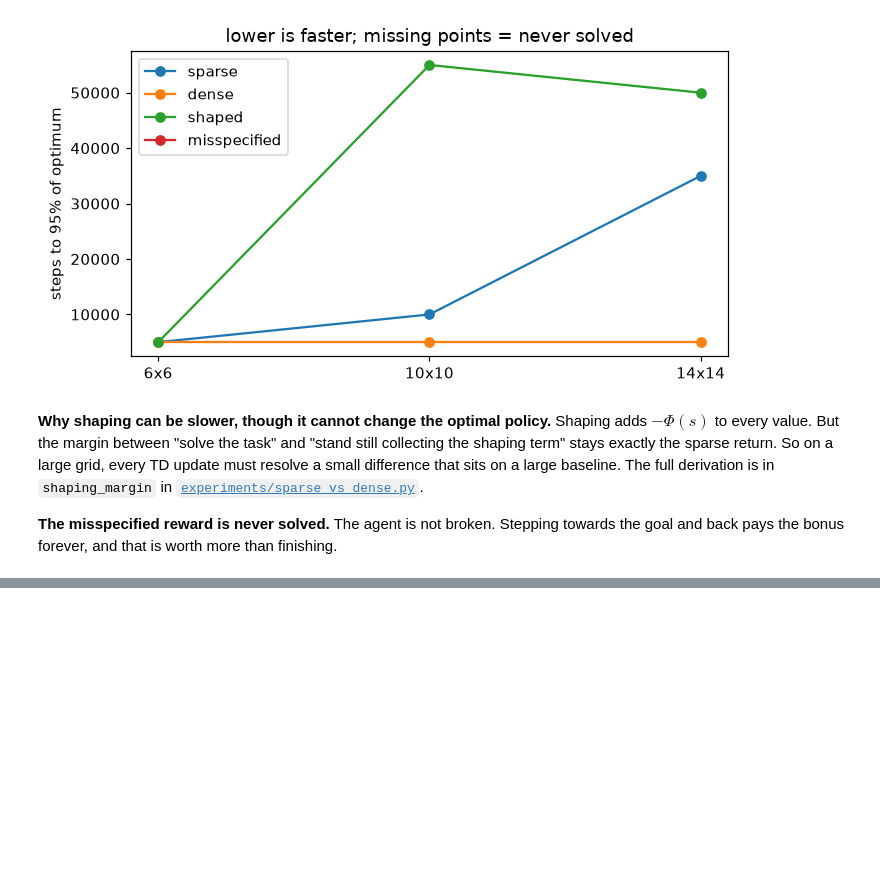
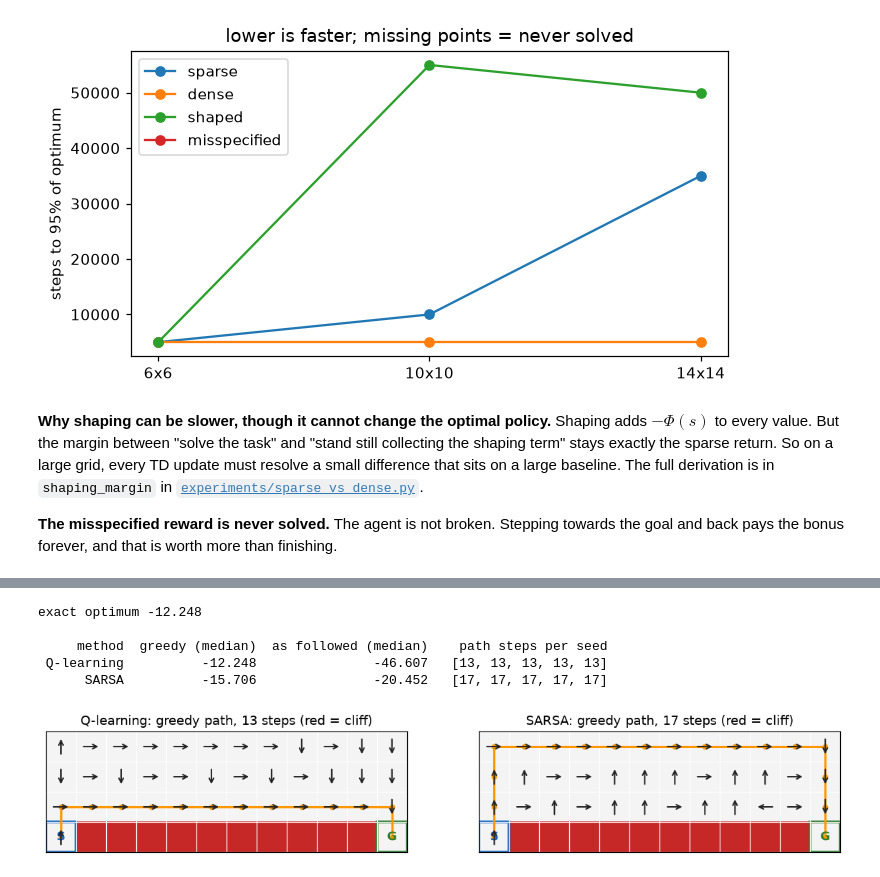
Before and after one commit to alexchilton/rl-advanced-learning, a Jupyter notebook: notebooks/tabular_01_q_learning.ipynb, the cells around one changed output, grey strips where cells are left out. Drawn from its saved outputs; the diff is of its cells as text; code cells hidden in the pictures; blank space fills up the shorter version.

```diff
--- a/notebooks/tabular_01_q_learning.ipynb
+++ b/notebooks/tabular_01_q_learning.ipynb
@@ -313,0 +299,35 @@ From the bottom of [`algos/q_learning.py`](../algos/q_learning.py):
+# %%
+from algos import sarsa
+from envs import solvers
+from envs.cliff import CliffWalking
+
+cliff = CliffWalking()
+CG = 0.99
+
+res = {}
+for name, method in (("Q-learning", q_learning), ("SARSA", sarsa)):
+    rows = []
+    for seed in range(5):
+        Q, _ = method.train(cliff, gamma=CG, alpha=0.2, epsilon=0.1, n_steps=30_000, eval_every=30_000, seed=seed)
+        rows.append((Q, cliff.policy_return(Q.argmax(1), CG),
+                     cliff.policy_return(solvers.epsilon_greedy_policy(Q, 0.1), CG), len(sarsa.greedy_path(cliff, Q)) - 1))
+    res[name] = rows
+
+print(f"exact optimum {cliff.optimal_return(CG):.3f}\n")
+print(f"{'method':>11} {'greedy (median)':>16} {'as followed (median)':>21} {'path steps per seed':>22}")
+for name, rows in res.items():
+    print(f"{name:>11} {np.median([r[1] for r in rows]):>16.3f} {np.median([r[2] for r in rows]):>21.3f} "
+          f"{str([r[3] for r in rows]):>22}")
+
+fig, axs = plt.subplots(1, 2, figsize=(13, 2.8))
+for ax, (name, rows) in zip(axs, res.items()):
+    path = sarsa.greedy_path(cliff, rows[0][0])
+    grid_figure(cliff, ax, policy=rows[0][0], path=path, title=f"{name}: greedy path, {len(path) - 1} steps (red = cliff)")
+plt.show()
+# %% [output]
+exact optimum -12.248
+
+     method  greedy (median)  as followed (median)    path steps per seed
+ Q-learning          -12.248               -46.607   [13, 13, 13, 13, 13]
+      SARSA          -15.706               -20.452   [17, 17, 17, 17, 17]
+[figure, added]
```
Also changed, not shown: parts of 8 cells of this notebook, 7 other files.
